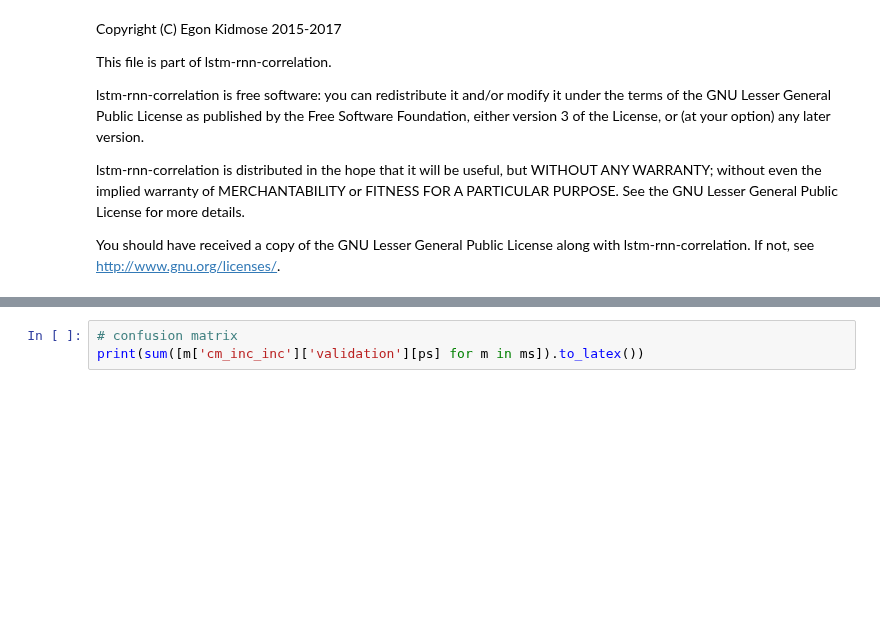
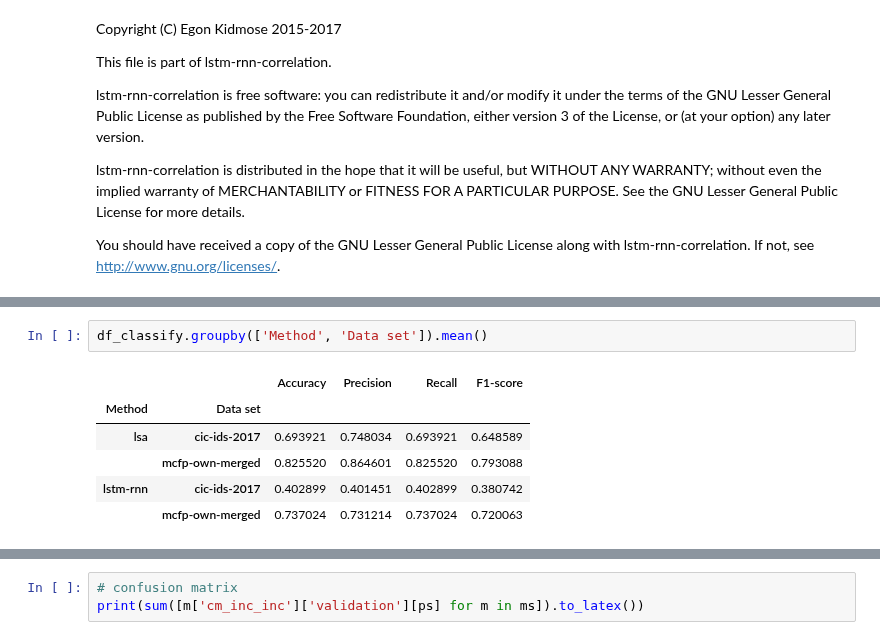
Before and after one commit to kidmose/lstm-rnn-correlation, a Jupyter notebook: results.ipynb, the cells around one changed output, grey strips where cells are left out. Drawn from its saved outputs; the diff is of its cells as text; blank space fills up the shorter version.

```diff
--- a/results.ipynb
+++ b/results.ipynb
@@ -88,0 +166,9 @@ df_classify_agg
+# %%
+df_classify.groupby(['Method', 'Data set']).mean()
+# %% [output]
+|  |  | Accuracy | Precision | Recall | F1-score |
+| Method | Data set |  |  |  |  |
+| lsa | cic-ids-2017 | 0.693921 | 0.748034 | 0.693921 | 0.648589 |
+|  | mcfp-own-merged | 0.825520 | 0.864601 | 0.825520 | 0.793088 |
+| lstm-rnn | cic-ids-2017 | 0.402899 | 0.401451 | 0.402899 | 0.380742 |
+|  | mcfp-own-merged | 0.737024 | 0.731214 | 0.737024 | 0.720063 |
```
Also changed, not shown: parts of 16 cells of this notebook.
